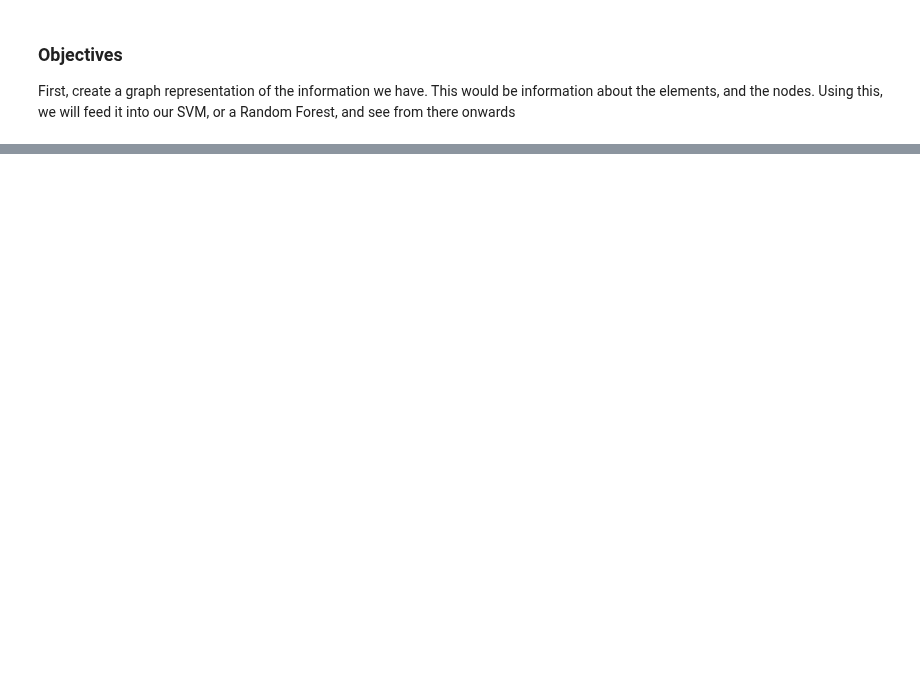
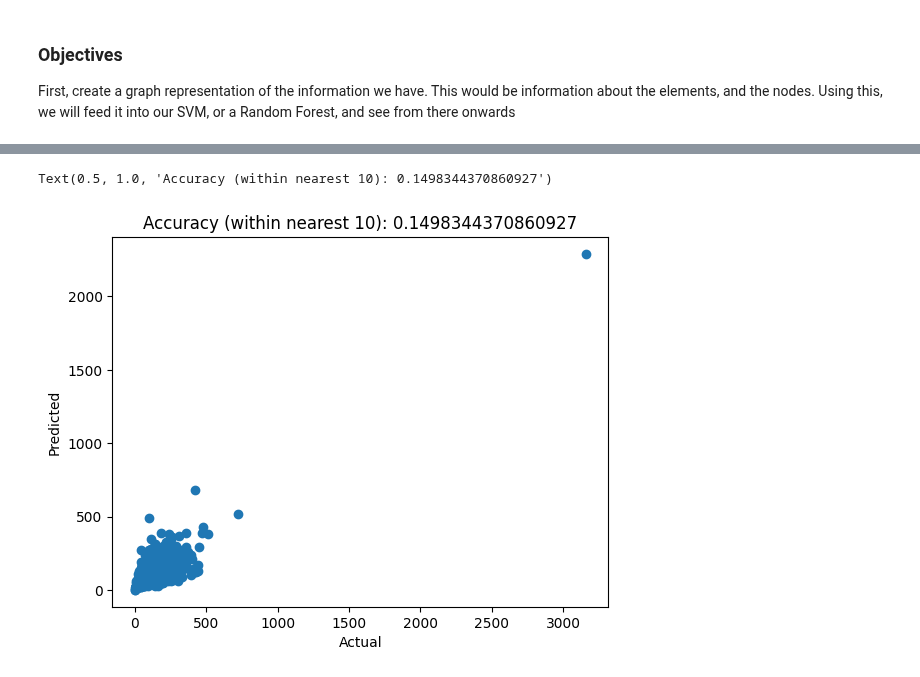
Before and after one commit to NotRithik/Mitochondrial-Function-Prediction, a Jupyter notebook: MLV0.ipynb, the cells around one changed output, grey strips where cells are left out. Saved outputs shown, nothing was run; the diff lists cells and outputs as text; code cells hidden in the pictures; blank space fills up the shorter version.

```diff
--- a/MLV0.ipynb
+++ b/MLV0.ipynb
@@ -11,6 +11,18 @@ from sklearn.model_selection import train_test_split
 from sklearn.svm import SVC
 from sklearn.metrics import accuracy_score, classification_report
 import matplotlib.pyplot as plt
+from sklearn.preprocessing import StandardScaler
+
+import torch
+import torch.nn as nn
+import numpy as np
+import ast
+import io
+
+
+# Set up torch to use CUDA or MPS if either are available
+device = torch.device('cuda:0')  if torch.cuda.is_available() else torch.device('mps:0') if torch.backends.mps.is_available() else torch.device('cpu')
+torch.set_default_device(device)
 # %%
 n = pd.read_csv('./full_node_Table_.csv')
 df = pd.read_csv('./full_Table_.csv')
@@ -258,0 +554,14 @@ The mean of the data distribution is 586.3871733966746 and the standard deviatio
+# %%
+
+y_pred_mlp = test_mlp_regressor(X_test.values if isinstance(X_test, pd.DataFrame) else X_test, np.array(y_test).reshape(-1, 1).squeeze())
+y_pred_mlp = np.rint(y_pred_mlp).astype(int)
+
+rounding = 10
+
+plt.plot(np.floor(y_test//rounding) * rounding, np.floor(y_pred_mlp//rounding) * rounding, 'o')
+accuracy = accuracy_score(np.floor(y_test//rounding) * rounding, np.floor(y_pred_mlp//rounding) * rounding)
+
+plt.xlabel('Actual')
+plt.ylabel('Predicted')
+plt.title('Accuracy (within nearest {}): {}'.format(rounding, accuracy))
+# %% [output]
@@ -258,0 +569,2 @@ The mean of the data distribution is 586.3871733966746 and the standard deviatio
+Text(0.5, 1.0, 'Accuracy (within nearest 10): 0.1498344370860927')
+[figure, added]
```
Also changed, not shown: parts of 15 cells of this notebook, 1 other file.
